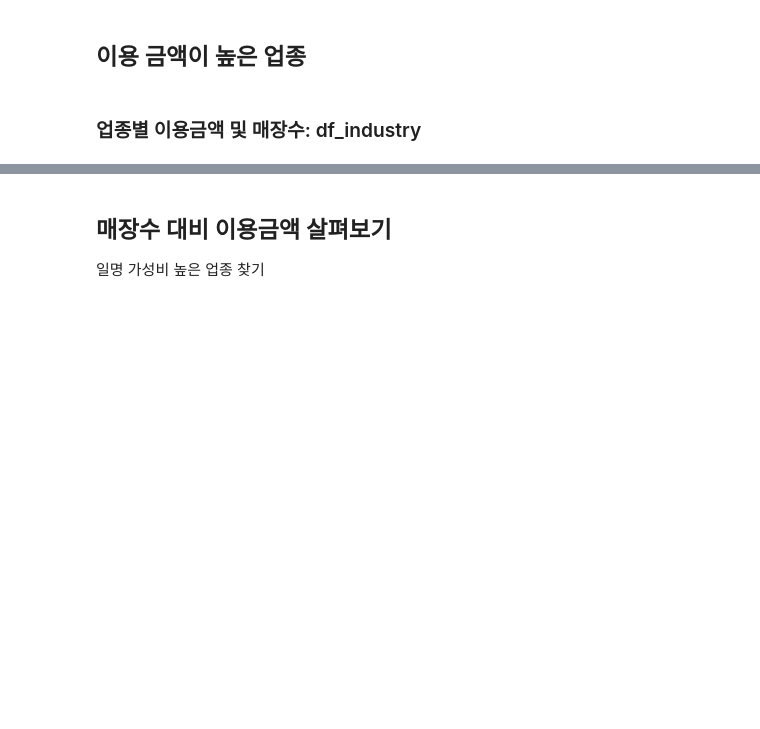
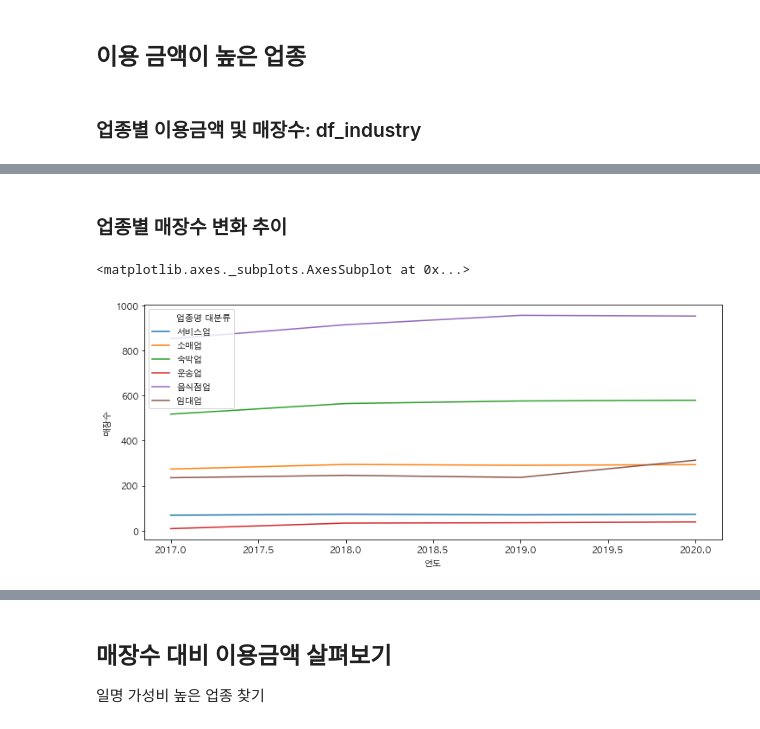
Before and after one commit to HayeonKimm/Tourist_Consumption_Analysis, a Jupyter notebook: code/2_analysis/제주_예비창업자를_위한_업종별_카드_매출과_매장수_데이터_분석(수진).ipynb, the cells around one changed output, grey strips where cells are left out. Saved outputs shown, nothing was run; the diff lists cells and outputs as text; code cells hidden in the pictures; blank space fills up the shorter version.

```diff
--- a/code/2_analysis/제주_예비창업자를_위한_업종별_카드_매출과_매장수_데이터_분석(수진).ipynb
+++ b/code/2_analysis/제주_예비창업자를_위한_업종별_카드_매출과_매장수_데이터_분석(수진).ipynb
@@ -34,5 +26,5 @@ pd.options.display.float_format = lambda x: '%.3f' % x
 # %%
-plt.rc('font', family='Malgun Gothic')
+plt.rc('font', family='AppleGothic')
 # %% [markdown]
 ## 데이터 불러오기
 # %%
@@ -127,0 +118,8 @@ df_industry.groupby('업종명 대분류')[['이용금액']].sum().sort_values(b
+# %% [markdown]
+### 업종별 매장수 변화 추이
+# %%
+plt.figure(figsize=(12,5))
+sns.lineplot(x='연도', y='매장수', data=df_industry, hue='업종명 대분류', ci=None)
+# %% [output]
+<matplotlib.axes._subplots.AxesSubplot at 0x...>
+[figure, added]
```
Also changed, not shown: parts of 73 cells of this notebook.
